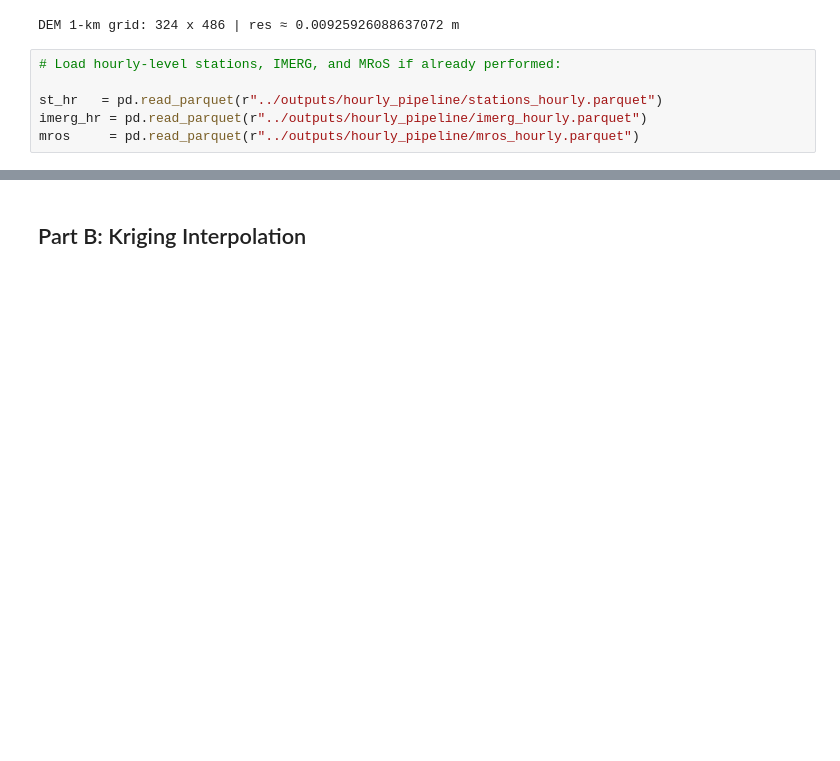
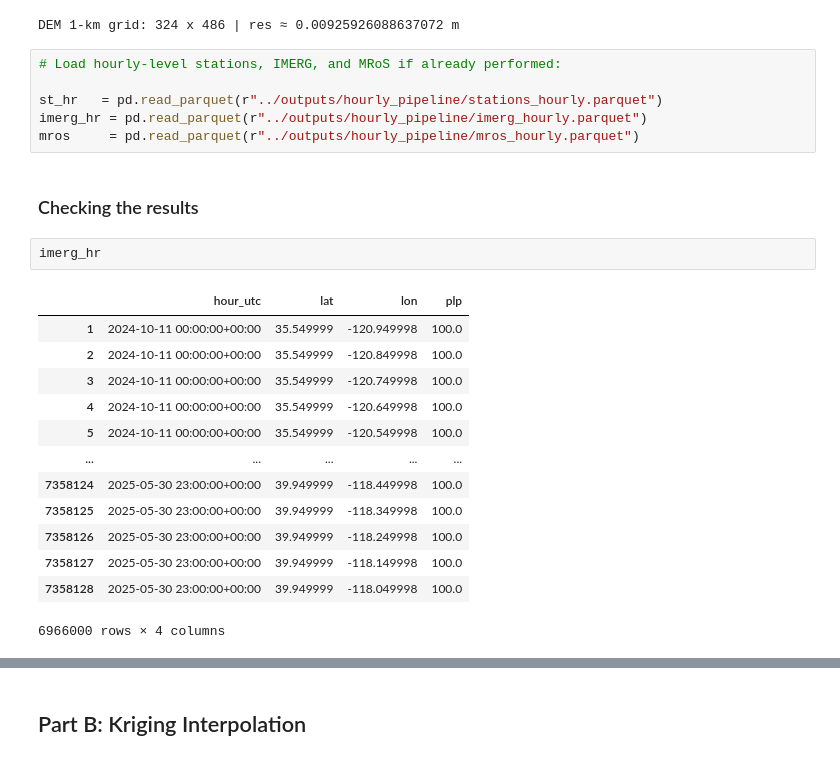
Before and after one commit to emmaaagolub/MRoS-phase-prediction, a Jupyter notebook: Scripts/data_assim_Krigging_hourly.ipynb, the cells around one changed output, grey strips where cells are left out. Drawn from its saved outputs; the diff is of its cells as text; blank space fills up the shorter version.

```diff
--- a/Scripts/data_assim_Krigging_hourly.ipynb
+++ b/Scripts/data_assim_Krigging_hourly.ipynb
@@ -150,3 +150,21 @@ DEM 1-km grid: 324 x 486 | res ≈ 0.00925926088637072 m
 st_hr   = pd.read_parquet(r"../outputs/hourly_pipeline/stations_hourly.parquet")
 imerg_hr = pd.read_parquet(r"../outputs/hourly_pipeline/imerg_hourly.parquet")
 mros     = pd.read_parquet(r"../outputs/hourly_pipeline/mros_hourly.parquet")
+# %% [markdown]
+### Checking the results
+# %%
+imerg_hr
+# %% [output]
+|  | hour_utc | lat | lon | plp |
+| 1 | 2024-10-11 00:00:00+00:00 | 35.549999 | -120.949998 | 100.0 |
+| 2 | 2024-10-11 00:00:00+00:00 | 35.549999 | -120.849998 | 100.0 |
+| 3 | 2024-10-11 00:00:00+00:00 | 35.549999 | -120.749998 | 100.0 |
+| 4 | 2024-10-11 00:00:00+00:00 | 35.549999 | -120.649998 | 100.0 |
+| 5 | 2024-10-11 00:00:00+00:00 | 35.549999 | -120.549998 | 100.0 |
+| ... | ... | ... | ... | ... |
+| 7358124 | 2025-05-30 23:00:00+00:00 | 39.949999 | -118.449998 | 100.0 |
+| 7358125 | 2025-05-30 23:00:00+00:00 | 39.949999 | -118.349998 | 100.0 |
+| 7358126 | 2025-05-30 23:00:00+00:00 | 39.949999 | -118.249998 | 100.0 |
+| 7358127 | 2025-05-30 23:00:00+00:00 | 39.949999 | -118.149998 | 100.0 |
+| 7358128 | 2025-05-30 23:00:00+00:00 | 39.949999 | -118.049998 | 100.0 |
+6966000 rows × 4 columns
```
Also changed, not shown: parts of 14 cells of this notebook, 11 other files.
